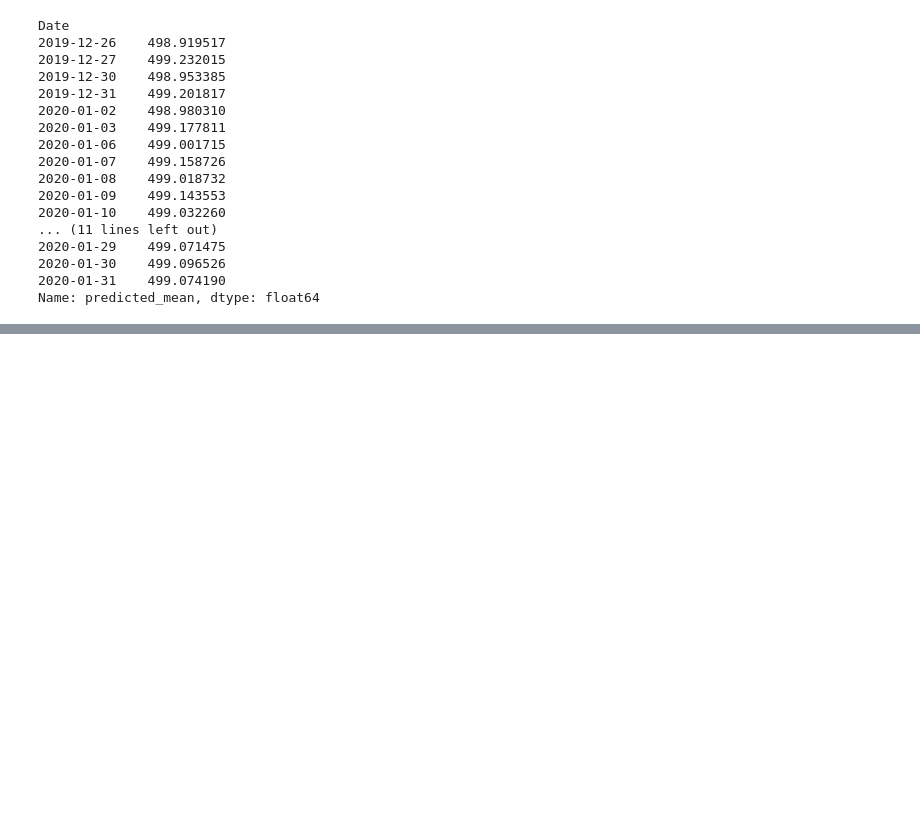
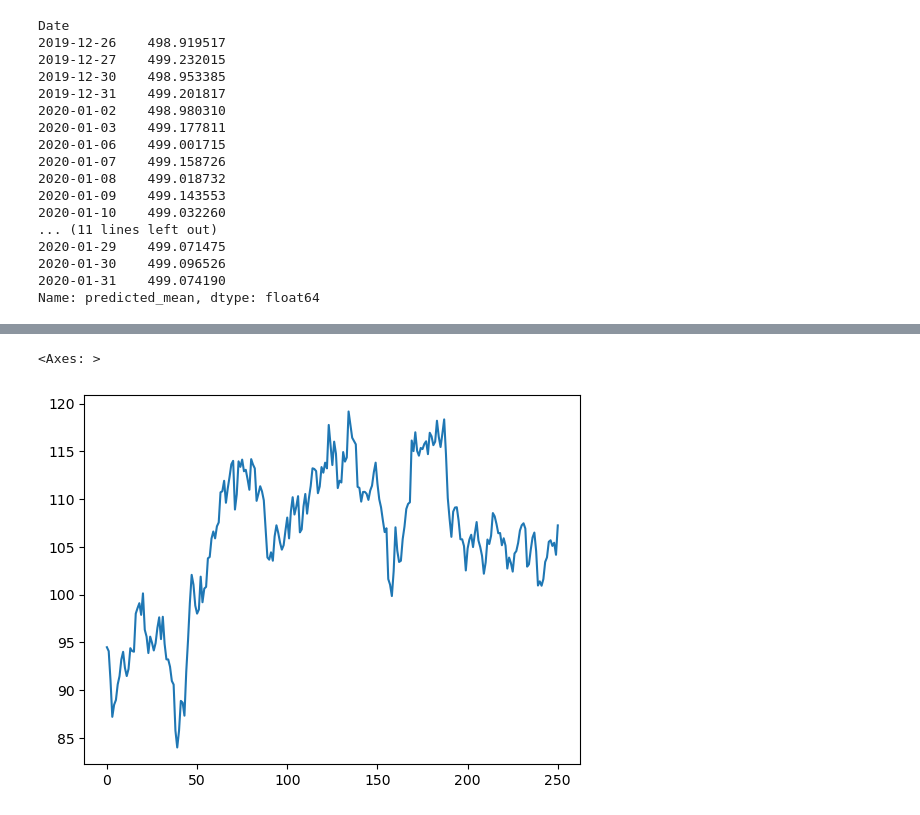
Before and after one commit to keb101/Image-Classification-Indian-Clothing, a Jupyter notebook: Former Capstone_three/notebooks/03.stock_prices.ipynb, the cells around one changed output, grey strips where cells are left out. Saved outputs shown, nothing was run; the diff lists cells and outputs as text; code cells hidden in the pictures; blank space fills up the shorter version.

```diff
--- a/Former Capstone_three/notebooks/03.stock_prices.ipynb
+++ b/Former Capstone_three/notebooks/03.stock_prices.ipynb
@@ -585,0 +663,2 @@ plt.show()
+# %%
+df = pd.read_csv('/Users/butler/Downloads/XOM.csv')
@@ -585,0 +674,2 @@ plt.show()
+# %%
+df.drop(['Open', 'High', 'Low', 'Adj Close'], axis=1, inplace=True)
@@ -585,0 +698,2 @@ plt.show()
+# %%
+df.Date = pd.to_datetime(df.Date)
@@ -585,0 +713,5 @@ plt.show()
+# %%
+df.Close.plot()
+# %% [output]
+<Axes: >
+[figure, added]
```
Also changed, not shown: parts of 39 cells of this notebook, 3 other files.
